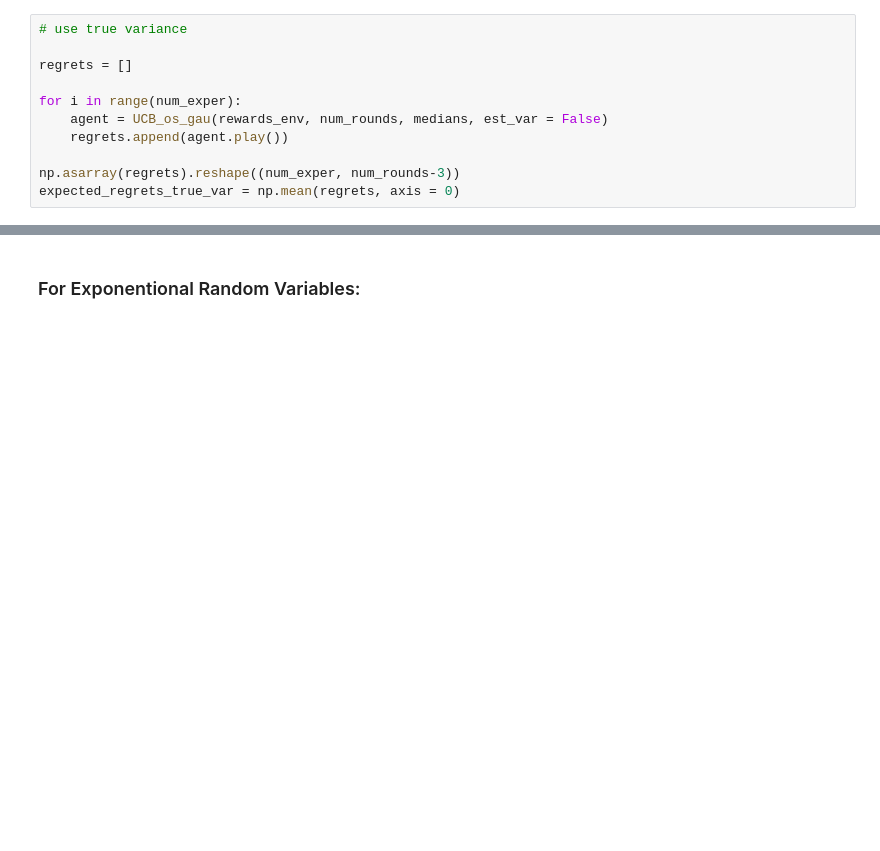
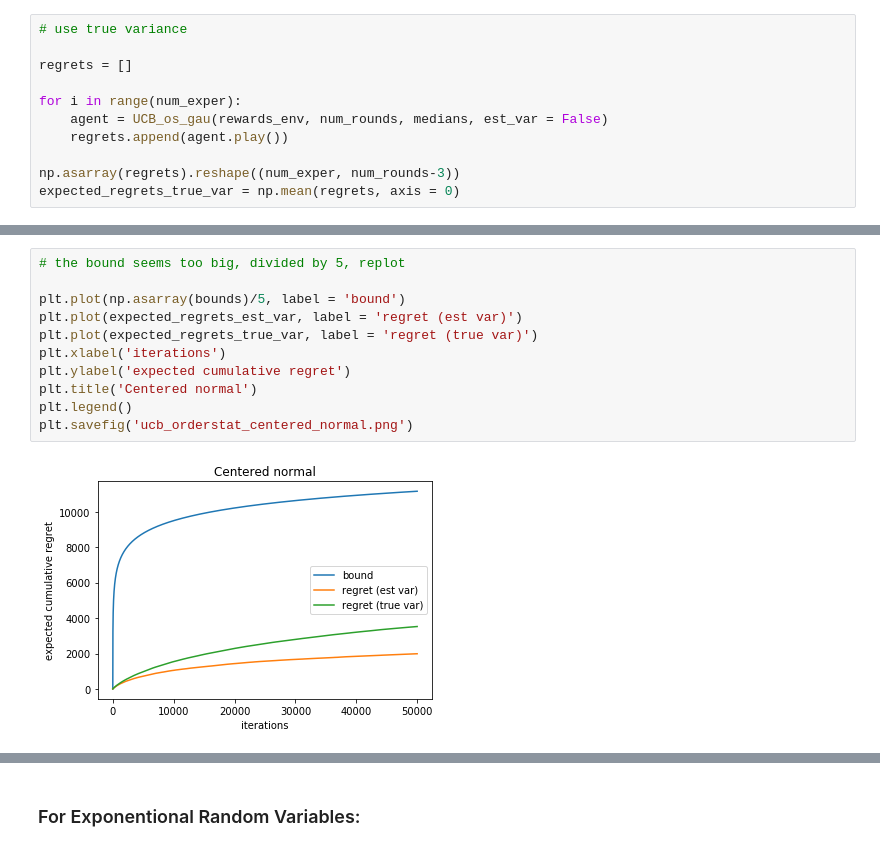
Before and after one commit to chengsoonong/eheye, a Jupyter notebook: QuantUCB/ucb_order_statistics.ipynb, the cells around one changed output, grey strips where cells are left out. Drawn from its saved outputs; the diff is of its cells as text; blank space fills up the shorter version.

```diff
--- a/QuantUCB/ucb_order_statistics.ipynb
+++ b/QuantUCB/ucb_order_statistics.ipynb
@@ -96,0 +98,13 @@ plt.savefig('ucb_orderstat_centered_normal.png')
+# %%
+# the bound seems too big, divided by 5, replot
+
+plt.plot(np.asarray(bounds)/5, label = 'bound')
+plt.plot(expected_regrets_est_var, label = 'regret (est var)')
+plt.plot(expected_regrets_true_var, label = 'regret (true var)')
+plt.xlabel('iterations')
+plt.ylabel('expected cumulative regret')
+plt.title('Centered normal')
+plt.legend()
+plt.savefig('ucb_orderstat_centered_normal.png')
+# %% [output]
+[figure, added]
```
Also changed, not shown: parts of 10 cells of this notebook.
